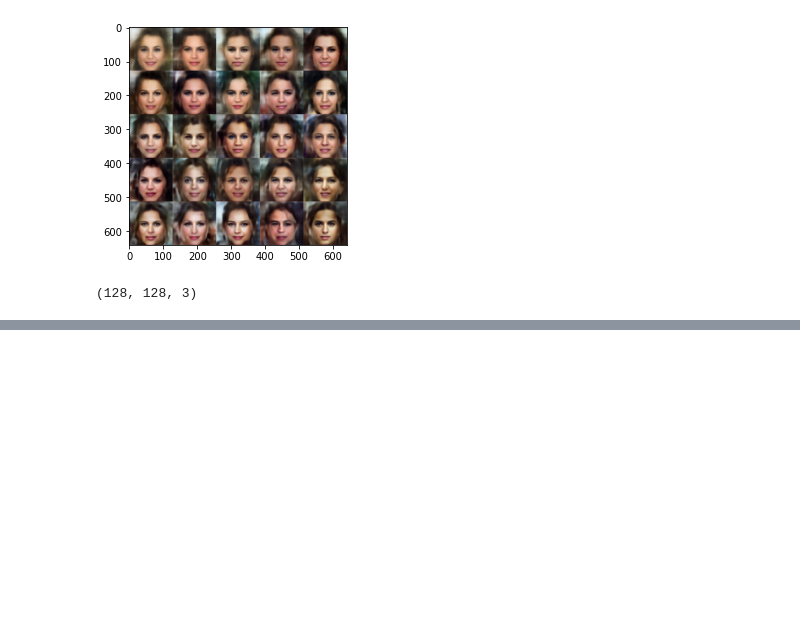
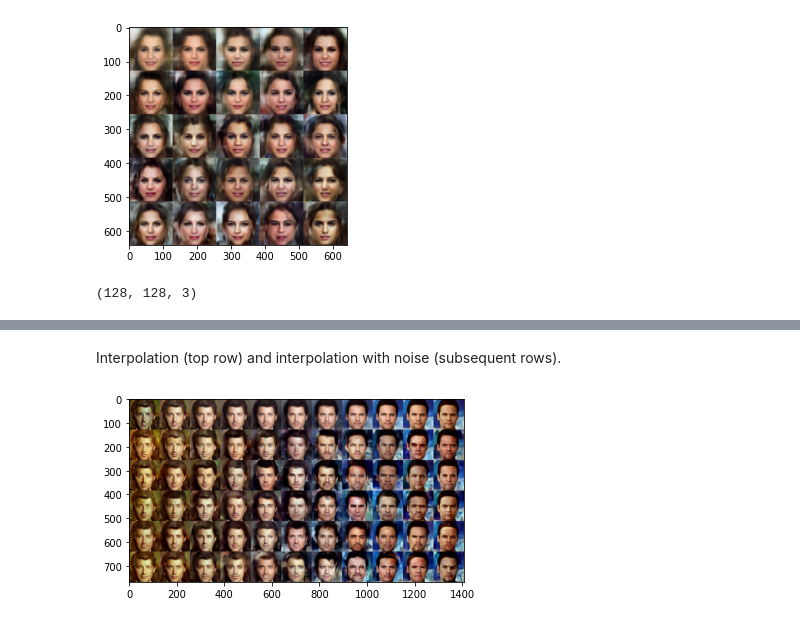
Before and after one commit to SourCherries/VAE-GAN-CelebA, a Jupyter notebook: explore_1.ipynb, the cells around one changed output, grey strips where cells are left out. Cells and saved outputs as stored; diff of their text form; code cells hidden in the pictures; blank space fills up the shorter version.

```diff
--- a/explore_1.ipynb
+++ b/explore_1.ipynb
@@ -283,0 +306,22 @@ g[0].shape
+# %% [markdown]
+Interpolation (top row) and interpolation with noise (subsequent rows).
+# %%
+n_rows = 5
+for r in range(n_rows):
+  for i in range(n_faces):
+    z = zb*p[i] + (za-zb)*(1-p[i])  # from face a to b
+    noise = np.random.standard_normal(size=(1, 1024)) * .8
+    z = z + noise
+
+    # z[z > 1] = 1
+    # z[z < 0] = 0
+
+    # generate images from z
+    g = sess.run(G, feed_dict={Z: (1*z), is_training: False})
+    g = imdeprocess(g)
+    images.append(g[0])
+images_arr = montage(images, grid_shape=(1 + n_rows, n_faces), multichannel=True)
+plt.imshow(images_arr)
+plt.imsave('200475-201475-noise.jpg', images_arr)
+# %% [output]
+[figure, added]
```
Also changed, not shown: parts of 13 cells of this notebook.
